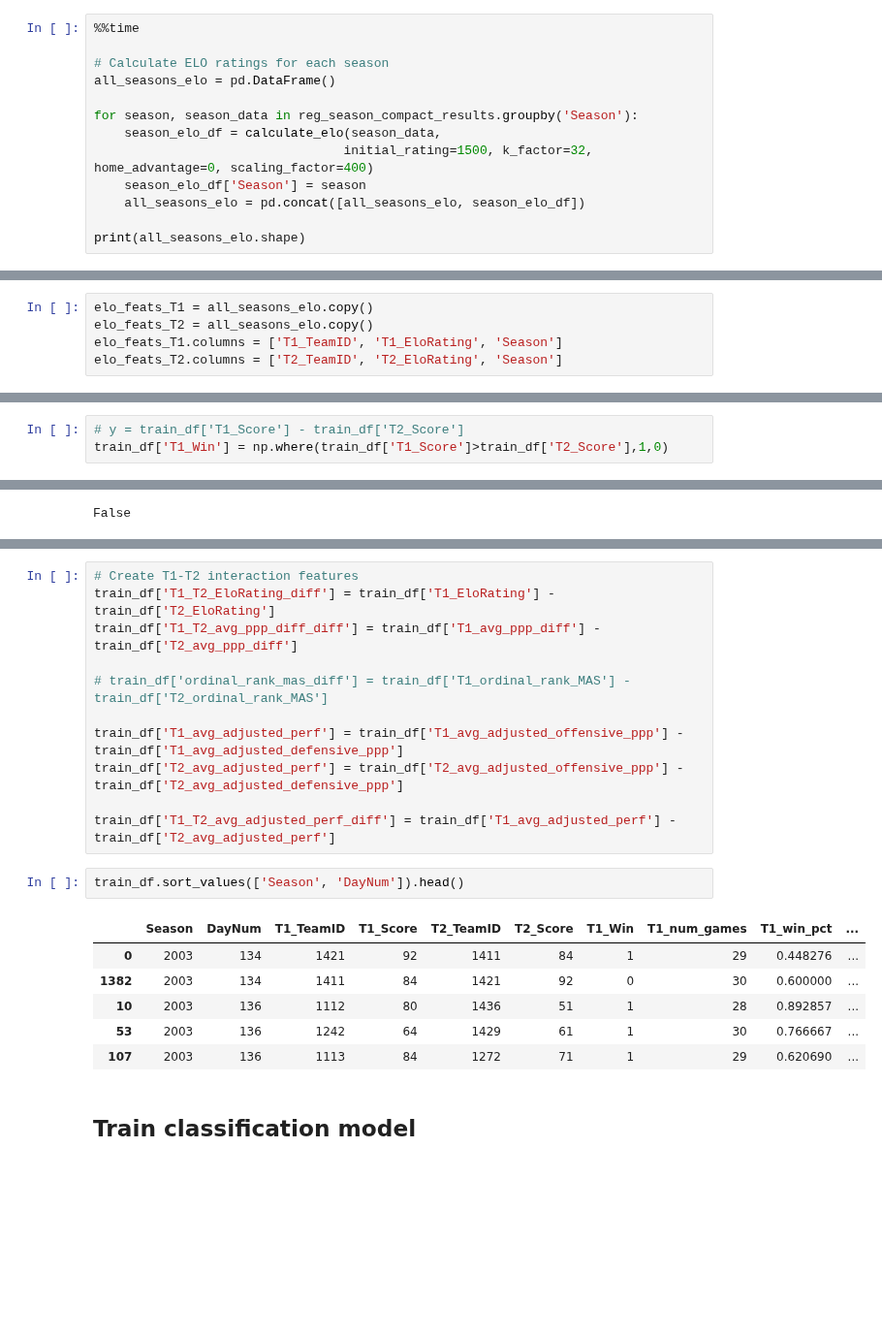
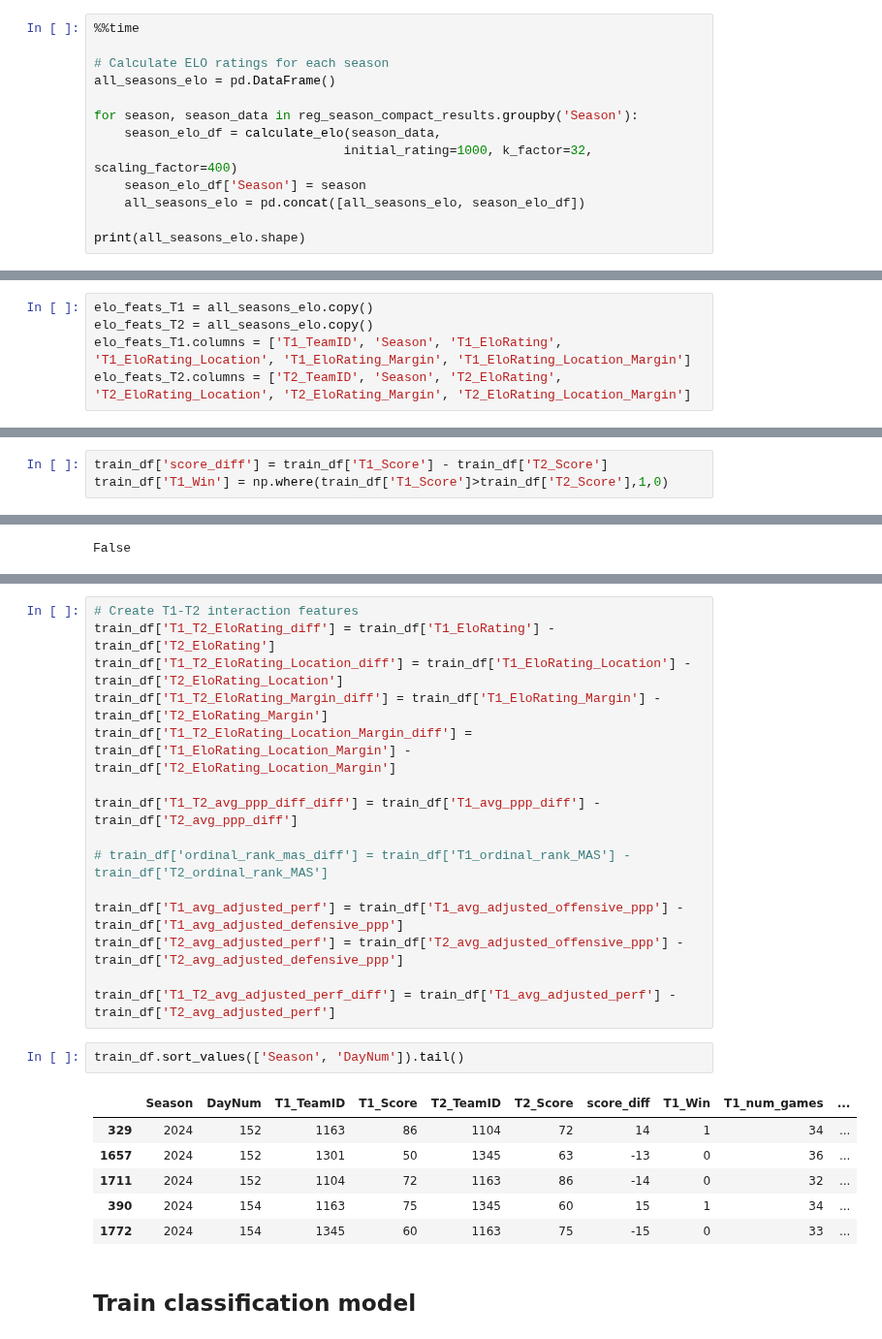
Before and after one commit to jeremypmobley/nonsense, a Jupyter notebook: cbb_modeling/cbb_modeling_2025.ipynb, the cells around one changed output, grey strips where cells are left out. Shown at 97% size. Saved outputs shown, nothing was run; the diff lists cells and outputs as text; blank space fills up the shorter version.

```diff
--- a/cbb_modeling/cbb_modeling_2025.ipynb
+++ b/cbb_modeling/cbb_modeling_2025.ipynb
@@ -264,7 +378,7 @@ all_seasons_elo = pd.DataFrame()
 
 for season, season_data in reg_season_compact_results.groupby('Season'):
     season_elo_df = calculate_elo(season_data,
-                                 initial_rating=1500, k_factor=32, home_advantage=0, scaling_factor=400)
+                                 initial_rating=1000, k_factor=32, scaling_factor=400)
     season_elo_df['Season'] = season
     all_seasons_elo = pd.concat([all_seasons_elo, season_elo_df])
 
@@ -285,8 +399,8 @@ all_seasons_elo.tail()
 # %%
 elo_feats_T1 = all_seasons_elo.copy()
 elo_feats_T2 = all_seasons_elo.copy()
-elo_feats_T1.columns = ['T1_TeamID', 'T1_EloRating', 'Season']
-elo_feats_T2.columns = ['T2_TeamID', 'T2_EloRating', 'Season']
+elo_feats_T1.columns = ['T1_TeamID', 'Season', 'T1_EloRating', 'T1_EloRating_Location', 'T1_EloRating_Margin', 'T1_EloRating_Location_Margin']
+elo_feats_T2.columns = ['T2_TeamID', 'Season', 'T2_EloRating', 'T2_EloRating_Location', 'T2_EloRating_Margin', 'T2_EloRating_Location_Margin']
 # %% [markdown]
 #### Create adjusted PPP features
 # %%
@@ -459,7 +564,7 @@ train_df.sort_values(['Season', 'DayNum']).head()
 | 53 | 2003 | 136 | 1242 | 64 | 1429 | 61 |
 | 107 | 2003 | 136 | 1113 | 84 | 1272 | 71 |
 # %%
-# y = train_df['T1_Score'] - train_df['T2_Score']
+train_df['score_diff'] = train_df['T1_Score'] - train_df['T2_Score']
 train_df['T1_Win'] = np.where(train_df['T1_Score']>train_df['T2_Score'],1,0)
 # %% [markdown]
 ### Join features to train data set
@@ -604,6 +681,10 @@ Index(['Season', 'DayNum', 'T1_TeamID', 'T1_Score', 'T2_TeamID', 'T2_Score',
 # %%
 # Create T1-T2 interaction features
 train_df['T1_T2_EloRating_diff'] = train_df['T1_EloRating'] - train_df['T2_EloRating']
+train_df['T1_T2_EloRating_Location_diff'] = train_df['T1_EloRating_Location'] - train_df['T2_EloRating_Location']
+train_df['T1_T2_EloRating_Margin_diff'] = train_df['T1_EloRating_Margin'] - train_df['T2_EloRating_Margin']
+train_df['T1_T2_EloRating_Location_Margin_diff'] = train_df['T1_EloRating_Location_Margin'] - train_df['T2_EloRating_Location_Margin']
+
 train_df['T1_T2_avg_ppp_diff_diff'] = train_df['T1_avg_ppp_diff'] - train_df['T2_avg_ppp_diff']
 
 # train_df['ordinal_rank_mas_diff'] = train_df['T1_ordinal_rank_MAS'] - train_df['T2_ordinal_rank_MAS']
@@ -613,14 +694,14 @@ train_df['T2_avg_adjusted_perf'] = train_df['T2_avg_adjusted_offensive_ppp'] - t
 
 train_df['T1_T2_avg_adjusted_perf_diff'] = train_df['T1_avg_adjusted_perf'] - train_df['T2_avg_adjusted_perf']
 # %%
-train_df.sort_values(['Season', 'DayNum']).head()
+train_df.sort_values(['Season', 'DayNum']).tail()
 # %% [output]
-|  | Season | DayNum | T1_TeamID | T1_Score | T2_TeamID | T2_Score | T1_Win | T1_num_games | T1_win_pct | ... |
-| 0 | 2003 | 134 | 1421 | 92 | 1411 | 84 | 1 | 29 | 0.448276 | ... |
-| 1382 | 2003 | 134 | 1411 | 84 | 1421 | 92 | 0 | 30 | 0.600000 | ... |
-| 10 | 2003 | 136 | 1112 | 80 | 1436 | 51 | 1 | 28 | 0.892857 | ... |
-| 53 | 2003 | 136 | 1242 | 64 | 1429 | 61 | 1 | 30 | 0.766667 | ... |
-| 107 | 2003 | 136 | 1113 | 84 | 1272 | 71 | 1 | 29 | 0.620690 | ... |
+|  | Season | DayNum | T1_TeamID | T1_Score | T2_TeamID | T2_Score | score_diff | T1_Win | T1_num_games | ... |
+| 329 | 2024 | 152 | 1163 | 86 | 1104 | 72 | 14 | 1 | 34 | ... |
+| 1657 | 2024 | 152 | 1301 | 50 | 1345 | 63 | -13 | 0 | 36 | ... |
+| 1711 | 2024 | 152 | 1104 | 72 | 1163 | 86 | -14 | 0 | 32 | ... |
+| 390 | 2024 | 154 | 1163 | 75 | 1345 | 60 | 15 | 1 | 34 | ... |
+| 1772 | 2024 | 154 | 1345 | 60 | 1163 | 75 | -15 | 0 | 33 | ... |
 # %% [markdown]
 ## Train classification model
 # %%
```
Also changed, not shown: parts of 80 cells of this notebook, 1 other file.
